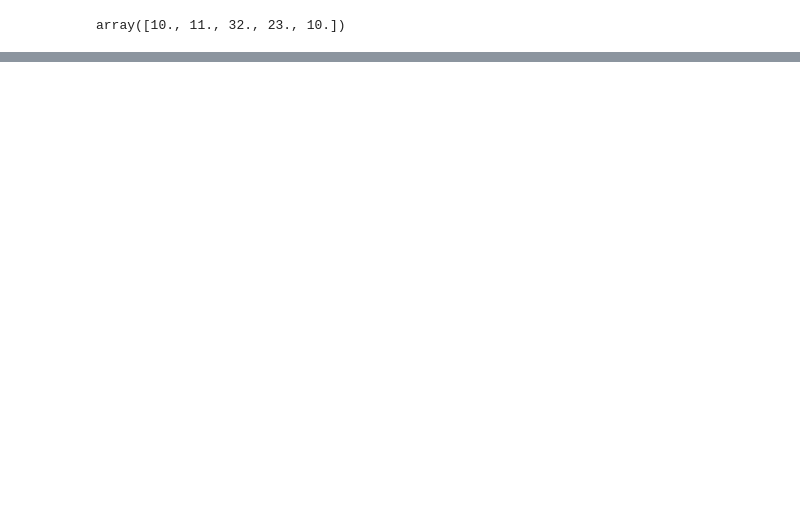
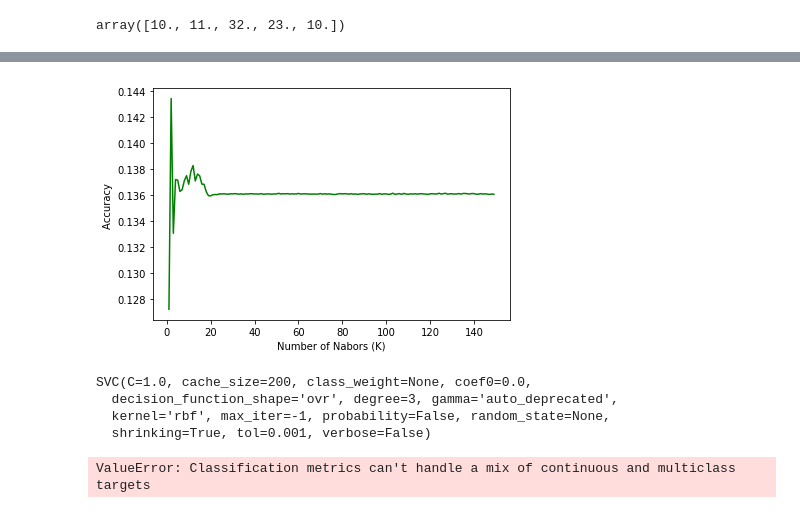
Before and after one commit to iamapickle/CollisionReport, a Jupyter notebook: Project01.ipynb, the cells around one changed output, grey strips where cells are left out. Drawn from its saved outputs; the diff is of its cells as text; code cells hidden in the pictures; blank space fills up the shorter version.

```diff
--- a/Project01.ipynb
+++ b/Project01.ipynb
@@ -388,0 +429,5 @@ ValueError: Classification metrics can't handle a mix of continuous and multicla
+# %%
+dt_x_train, dt_x_test, dt_y_train, dt_y_test=train_test_split(training_X, y, test_size=0.3, random_state=3)
+# %%
+collisionTree = DecisionTreeClassifier(criterion="entropy", max_depth = 8)
+collisionTree.fit(dt_x_train[0:10000], dt_y_train[0:10000] )
@@ -388,0 +441,2 @@ ValueError: Classification metrics can't handle a mix of continuous and multicla
+# %%
+predTree = collisionTree.predict(dt_x_test[0:1000])
@@ -388,0 +447,11 @@ ValueError: Classification metrics can't handle a mix of continuous and multicla
+# %%
+Ks = 150
+f1Score = np.zeros((Ks-1))
+for n in range(1,Ks):
+
+    collisionTree = DecisionTreeClassifier(criterion="gini", max_depth = n)
+    collisionTree.fit(dt_x_train[0:15000], dt_y_train[0:15000] )
+    predTree = collisionTree.predict(dt_x_test[0:3000])
+    f1Score[n-1]=f1_score(y_test[0:3000], predTree, average='weighted')
+
+f1Score
@@ -388,0 +476,8 @@ ValueError: Classification metrics can't handle a mix of continuous and multicla
+# %%
+plt.plot(range(1,Ks),f1Score,'g')
+plt.ylabel('Accuracy ')
+plt.xlabel('Number of Nabors (K)')
+plt.tight_layout()
+plt.show()
+# %% [output]
+[figure, added]
@@ -388,0 +486,13 @@ ValueError: Classification metrics can't handle a mix of continuous and multicla
+# %%
+clf = svm.SVC(kernel='rbf')
+clf.fit(dt_x_train[0:10000], dt_y_train[0:10000])
+# %% [output]
+SVC(C=1.0, cache_size=200, class_weight=None, coef0=0.0,
+  decision_function_shape='ovr', degree=3, gamma='auto_deprecated',
+  kernel='rbf', max_iter=-1, probability=False, random_state=None,
+  shrinking=True, tol=0.001, verbose=False)
+# %%
+SVMyhat = clf.predict(dt_x_test[0:2000])
+f1_score(dt_y_test[0:2000], SVMyhat, average='weighted')
+# %% [output]
+ValueError: Classification metrics can't handle a mix of continuous and multiclass targets
```
Also changed, not shown: parts of 18 cells of this notebook.
